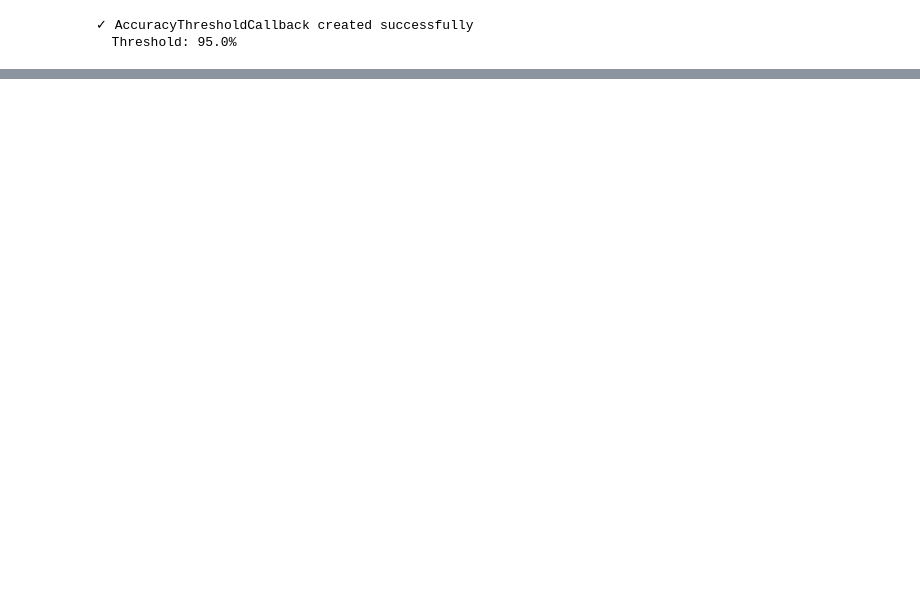
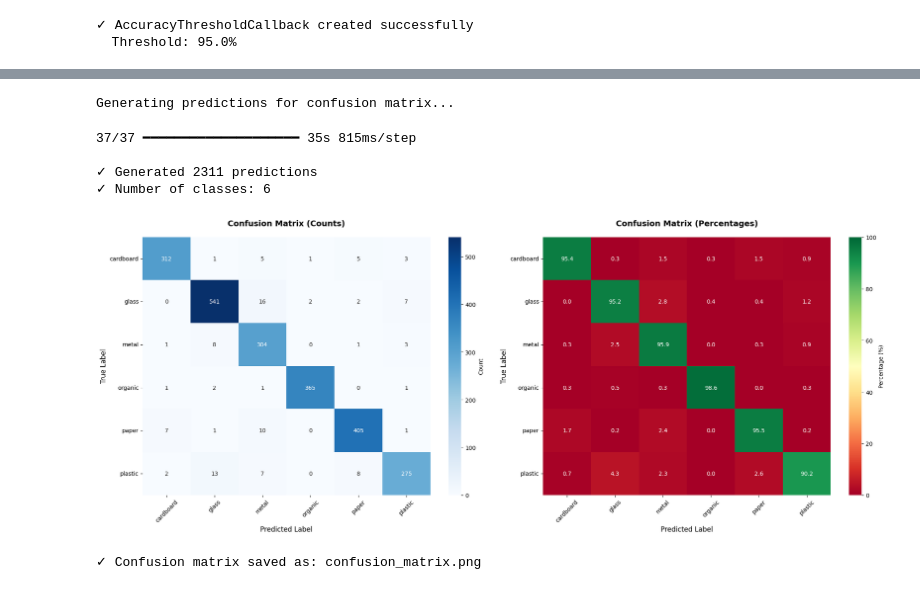
Before and after one commit to Raditfiransah/Dicoding-Image-Classification, a Jupyter notebook: notebook.ipynb, the cells around one changed output, grey strips where cells are left out. Saved outputs shown, nothing was run; the diff lists cells and outputs as text; code cells hidden in the pictures; blank space fills up the shorter version.

```diff
--- a/notebook.ipynb
+++ b/notebook.ipynb
@@ -603 +698,76 @@ Validation Loss: 0.2401
 ============================================================
+# %%
+# Generate Confusion Matrix and Classification Report
+import numpy as np
+import matplotlib.pyplot as plt
+import seaborn as sns
+from sklearn.metrics import confusion_matrix, classification_report
+import pandas as pd
+
+print("Generating predictions for confusion matrix...")
+
+# Reset test generator to start from beginning
+test_generator.reset()
+
+# Get predictions
+y_pred = model.predict(test_generator, verbose=1)
+y_pred_classes = np.argmax(y_pred, axis=1)
+
+# Get true labels
+y_true = test_generator.classes
+
+# Get class names
+class_names = list(test_generator.class_indices.keys())
+class_names_clean = [name.replace('Tomato___', '').replace('_', ' ') for name in class_names]
+
+print(f"\n✓ Generated {len(y_pred_classes)} predictions")
+print(f"✓ Number of classes: {len(class_names_clean)}")
+# %% [output]
+Generating predictions for confusion matrix...
+37/37 ━━━━━━━━━━━━━━━━━━━━ 35s 815ms/step
+
+✓ Generated 2311 predictions
+✓ Number of classes: 6
+# %%
+# Create confusion matrix
+cm = confusion_matrix(y_true, y_pred_classes)
+
+# Calculate percentages
+cm_percent = cm.astype('float') / cm.sum(axis=1)[:, np.newaxis] * 100
+
+# Create figure with two subplots
+fig, axes = plt.subplots(1, 2, figsize=(20, 8))
+
+# Plot 1: Confusion Matrix (Counts)
+sns.heatmap(cm, annot=True, fmt='d', cmap='Blues',
+            xticklabels=class_names_clean,
+            yticklabels=class_names_clean,
+            cbar_kws={'label': 'Count'},
+            ax=axes[0])
+axes[0].set_title('Confusion Matrix (Counts)', fontsize=14, fontweight='bold', pad=20)
+axes[0].set_ylabel('True Label', fontsize=12)
+axes[0].set_xlabel('Predicted Label', fontsize=12)
+axes[0].tick_params(axis='x', rotation=45)
+axes[0].tick_params(axis='y', rotation=0)
+
+# Plot 2: Confusion Matrix (Percentages)
+sns.heatmap(cm_percent, annot=True, fmt='.1f', cmap='RdYlGn',
+            xticklabels=class_names_clean,
+            yticklabels=class_names_clean,
+            cbar_kws={'label': 'Percentage (%)'},
+            vmin=0, vmax=100,
+            ax=axes[1])
+axes[1].set_title('Confusion Matrix (Percentages)', fontsize=14, fontweight='bold', pad=20)
+axes[1].set_ylabel('True Label', fontsize=12)
+axes[1].set_xlabel('Predicted Label', fontsize=12)
+axes[1].tick_params(axis='x', rotation=45)
+axes[1].tick_params(axis='y', rotation=0)
+
+plt.tight_layout()
+plt.savefig('confusion_matrix.png', dpi=300, bbox_inches='tight')
+plt.show()
+
+print("\n✓ Confusion matrix saved as: confusion_matrix.png")
+# %% [output]
+[figure, added]
+✓ Confusion matrix saved as: confusion_matrix.png
```
Also changed, not shown: parts of 32 cells of this notebook, 3 other files.
